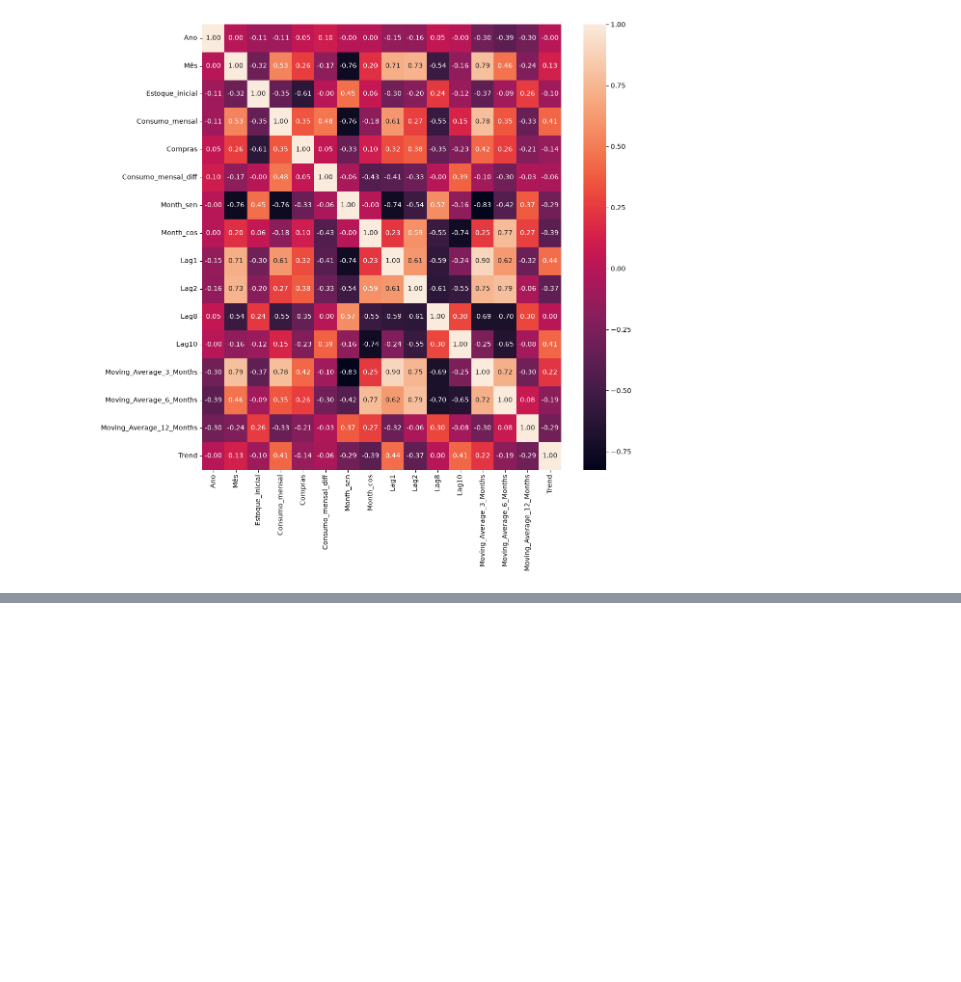
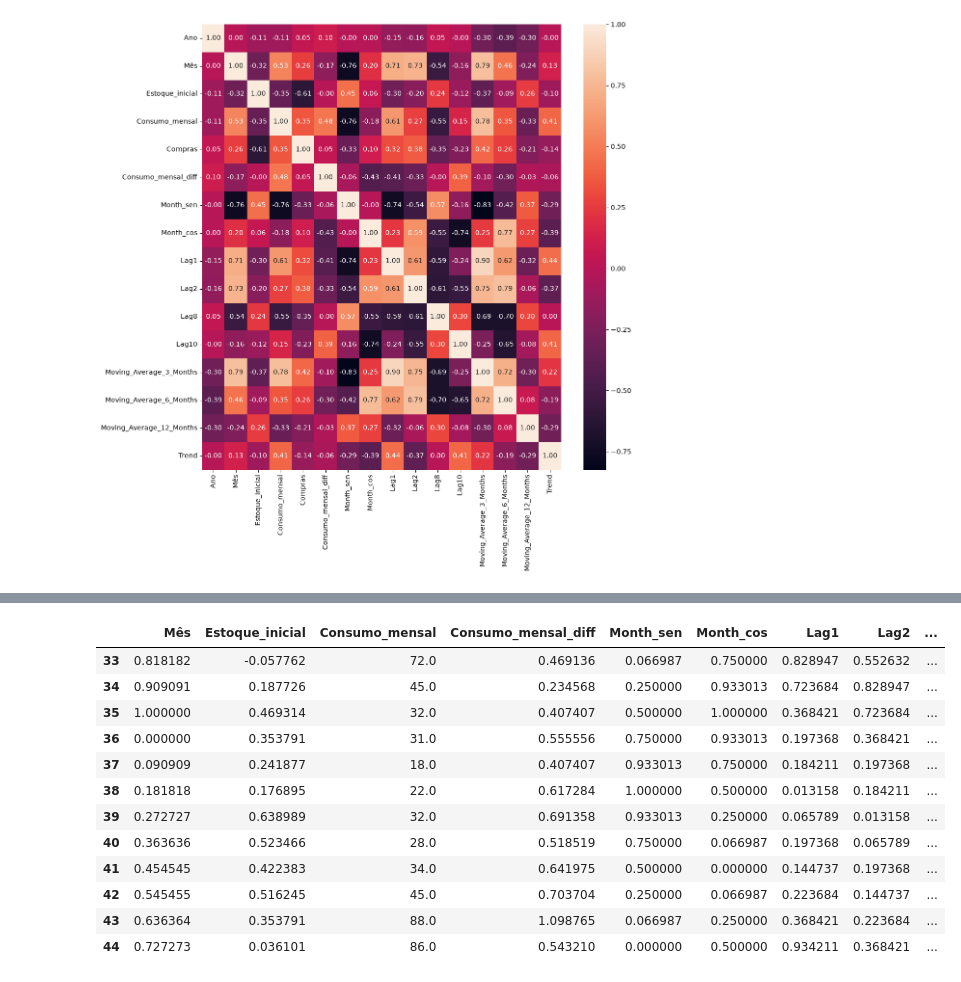
Before and after one commit to 9000639lpht/temporal-series-analysis, a Jupyter notebook: notebooks/main.ipynb, the cells around one changed output, grey strips where cells are left out. Saved outputs shown, nothing was run; the diff lists cells and outputs as text; code cells hidden in the pictures; blank space fills up the shorter version.

```diff
--- a/notebooks/main.ipynb
+++ b/notebooks/main.ipynb
@@ -133,0 +238,40 @@ sns.heatmap(corr_matrix, annot=True, fmt=".2f")
+# %%
+# Preparing data
+df_ = df.drop(columns=["Compras", "Ano"]).dropna()
+train, test, scaler = normalize_split_data(df=df_)
+
+# Training the XGBoost model
+xgb_model, xgb_residues, xgb_results = train_model(
+    train.drop("Consumo_mensal", axis=1),
+    train[["Consumo_mensal"]],
+    test.drop("Consumo_mensal", axis=1),
+    test[["Consumo_mensal"]],
+    XGBRegressor())
+
+# Training the LightGBM model
+lgbm_model, lgbm_residues, lgbm_results = train_model(
+    train.drop("Consumo_mensal", axis=1),
+        train[["Consumo_mensal"]],
+        test.drop("Consumo_mensal", axis=1),
+        test[["Consumo_mensal"]],
+        LGBMRegressor())
+
+# Training the Random Forest model
+rf_model, rf_residues, rf_results = train_model(
+    train.drop("Consumo_mensal", axis=1),
+        train[["Consumo_mensal"]],
+        test.drop("Consumo_mensal", axis=1),
+        test[["Consumo_mensal"]],
+        RandomForestRegressor())
+
+# Training the Extra Trees model
+et_model, et_residues, et_results = train_model(
+    train.drop("Consumo_mensal", axis=1),
+        train[["Consumo_mensal"]],
+        test.drop("Consumo_mensal", axis=1),
+        test[["Consumo_mensal"]],
+        ExtraTreesRegressor())
+
+# Aggregating the results of all models
+results = pd.concat([xgb_results, lgbm_results, rf_results, et_results], axis=0)
+results.index = ["XGBoost", "LightGBM", "Random Forest", "Extra Trees"]
@@ -133,0 +304,16 @@ sns.heatmap(corr_matrix, annot=True, fmt=".2f")
+# %%
+test
+# %% [output]
+|  | Mês | Estoque_inicial | Consumo_mensal | Consumo_mensal_diff | Month_sen | Month_cos | Lag1 | Lag2 | ... |
+| 33 | 0.818182 | -0.057762 | 72.0 | 0.469136 | 0.066987 | 0.750000 | 0.828947 | 0.552632 | ... |
+| 34 | 0.909091 | 0.187726 | 45.0 | 0.234568 | 0.250000 | 0.933013 | 0.723684 | 0.828947 | ... |
+| 35 | 1.000000 | 0.469314 | 32.0 | 0.407407 | 0.500000 | 1.000000 | 0.368421 | 0.723684 | ... |
+| 36 | 0.000000 | 0.353791 | 31.0 | 0.555556 | 0.750000 | 0.933013 | 0.197368 | 0.368421 | ... |
+| 37 | 0.090909 | 0.241877 | 18.0 | 0.407407 | 0.933013 | 0.750000 | 0.184211 | 0.197368 | ... |
+| 38 | 0.181818 | 0.176895 | 22.0 | 0.617284 | 1.000000 | 0.500000 | 0.013158 | 0.184211 | ... |
+| 39 | 0.272727 | 0.638989 | 32.0 | 0.691358 | 0.933013 | 0.250000 | 0.065789 | 0.013158 | ... |
+| 40 | 0.363636 | 0.523466 | 28.0 | 0.518519 | 0.750000 | 0.066987 | 0.197368 | 0.065789 | ... |
+| 41 | 0.454545 | 0.422383 | 34.0 | 0.641975 | 0.500000 | 0.000000 | 0.144737 | 0.197368 | ... |
+| 42 | 0.545455 | 0.516245 | 45.0 | 0.703704 | 0.250000 | 0.066987 | 0.223684 | 0.144737 | ... |
+| 43 | 0.636364 | 0.353791 | 88.0 | 1.098765 | 0.066987 | 0.250000 | 0.368421 | 0.223684 | ... |
+| 44 | 0.727273 | 0.036101 | 86.0 | 0.543210 | 0.000000 | 0.500000 | 0.934211 | 0.368421 | ... |
```
Also changed, not shown: parts of 9 cells of this notebook.
